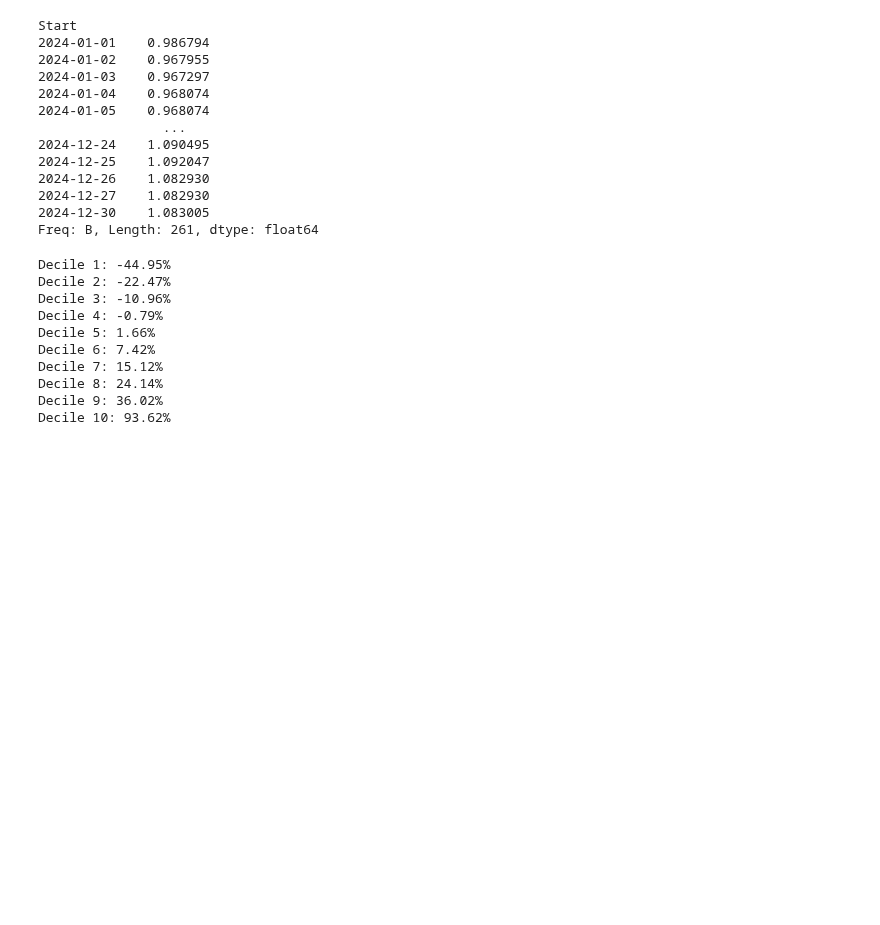
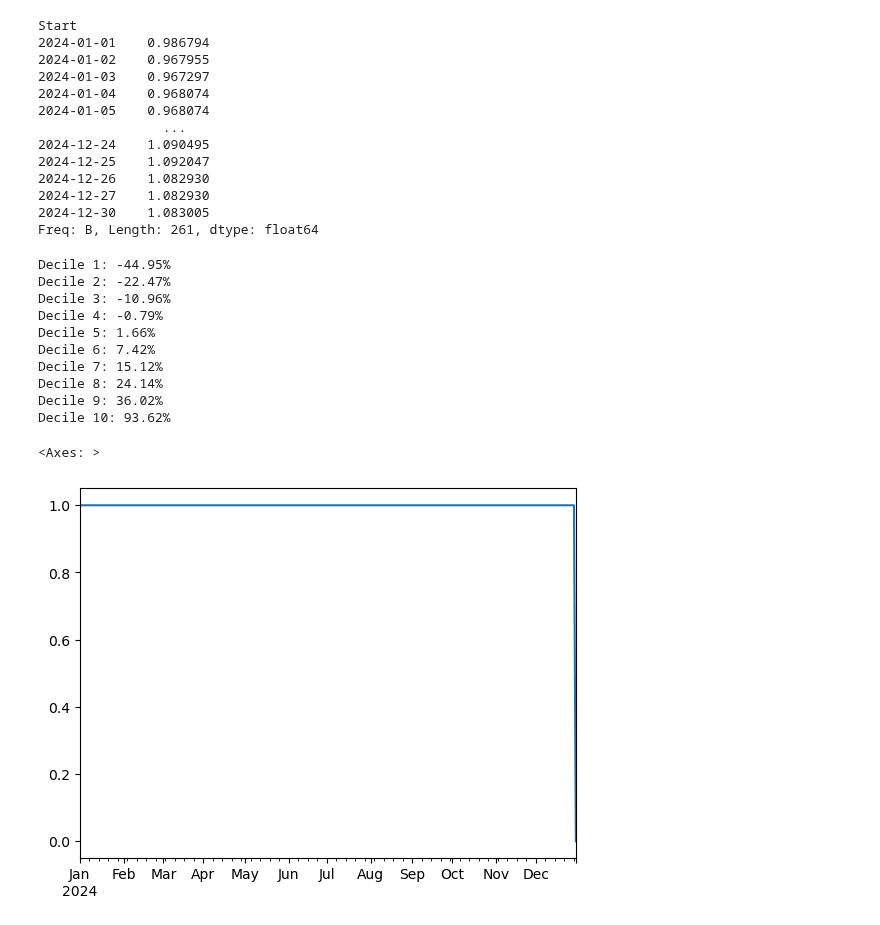
Before and after one commit to sparshsah/foggy-demo, a Jupyter notebook: demo/playground/fcm-dev-trader-case.ipynb, the cells around one changed output. Cells and saved outputs as stored; diff of their text form; code cells hidden in the pictures; blank space fills up the shorter version.

Commit message:
summed pflio contribs

```diff
--- a/demo/playground/fcm-dev-trader-case.ipynb
+++ b/demo/playground/fcm-dev-trader-case.ipynb
@@ -6,6 +6,10 @@ import pandas as pd
 # DATA AND SANITY CHECKS
 # %%
 DATA_FILENAME: Final[str] = "FCM_Dev Trader_Case.xlsx"
+# %%
+# TODO(sparsh): Not provided, but could look up actual financing rates
+#     based on e.g. 3M TBill + assumed spread.
+FINANCING_RATE: Final[pd.Series | float] = 0.0
 # %%
 def get_universe() -> pd.DataFrame:
     """Get coverage universe and some static data."""
@@ -116,9 +120,7 @@ excess_returns_for_index.head()
 | 2024-01-05 | 0.001827 | 0.001472 | 0.000953 |
 # %%
 def get_excess_returns_for_stocks(
-    # TODO(sparsh): Not provided, but could look up actual financing rates
-    #     based on e.g. 3M TBill + assumed spread.
-    financing_rate: pd.Series | float = 0.0,
+    financing_rate: pd.Series | float = FINANCING_RATE,
 ) -> pd.DataFrame:
     """Get excess returns for stocks, provided a financing rate."""
     r = pd.read_excel(
@@ -417,3 +439,14 @@ Decile 7: 15.12%
 Decile 8: 24.14%
 Decile 9: 36.02%
 Decile 10: 93.62%
+# %%
+pflio_xr = (
+    pflio_wts_eod  # .shift()
+    * excess_returns_for_stocks
+)
+pflio_xr.loc[pflio_xr.index[-1]] = pflio_xr.iloc[-1, :].fillna(0)
+# %%
+pflio_xr.isna().sum(axis="columns").plot()
+# %% [output]
+<Axes: >
+[figure, added]
```
Also changed, not shown: parts of 7 cells of this notebook.
